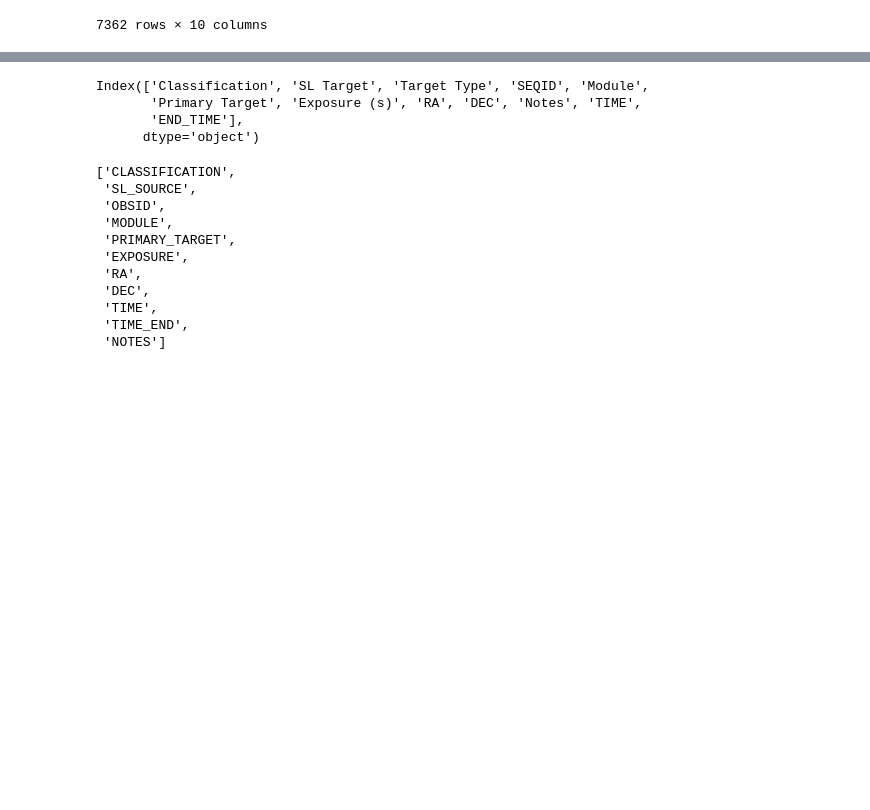
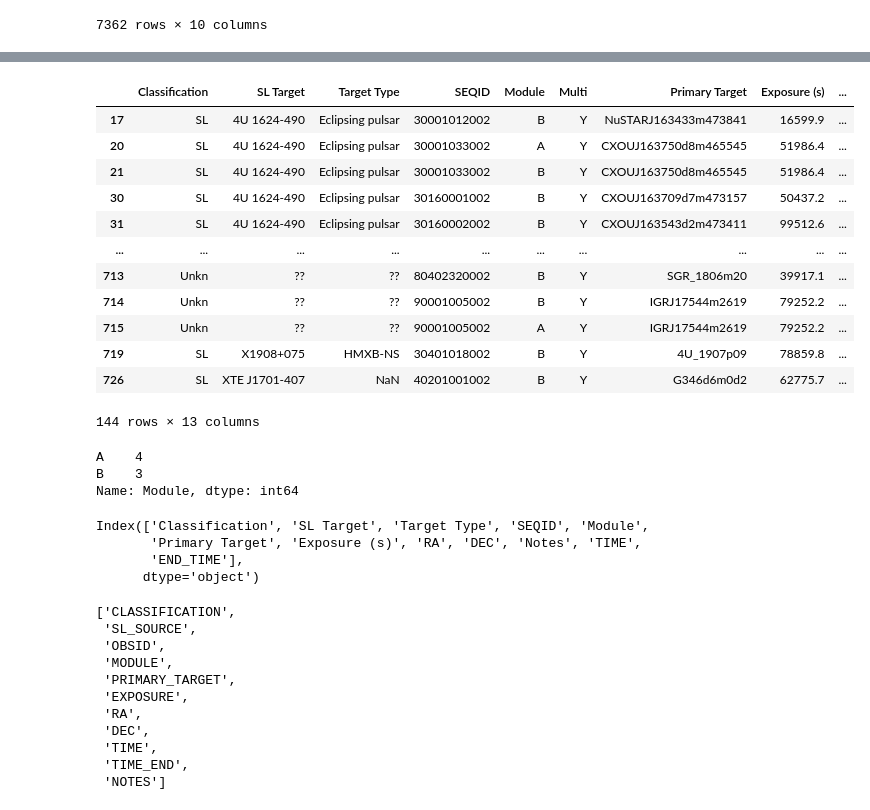
Before and after one commit to bwgref/straycats, a Jupyter notebook: catalog/TableParsing.ipynb, the cells around one changed output, grey strips where cells are left out. Cells and saved outputs as stored; diff of their text form; code cells hidden in the pictures; blank space fills up the shorter version.

```diff
--- a/catalog/TableParsing.ipynb
+++ b/catalog/TableParsing.ipynb
@@ -135,0 +142,14 @@ df2
+# %%
+count = df2['SEQID'].value_counts()
+
+multi = ['N' for x in range(nrows) ]
+
+
+for seq in count.keys():
+    if count[seq] > 1:
+        print(seq, count[seq])
+        this_seq =df2[df2['SEQID'] == seq]
+        mods = this_seq['Module'].value_counts()
+        for mod in mods.keys():
+            if mods[mod] > 1:
+                df2.loc[(df2['SEQID'] == seq) & (df2['Module'] == mod), 'Multi'] = 'Y'
@@ -136,3 +174,25 @@ df2
+# %%
+df2[df2['Multi']=='Y']
+# %% [output]
+|  | Classification | SL Target | Target Type | SEQID | Module | Multi | Primary Target | Exposure (s) | ... |
+| 17 | SL | 4U 1624-490 | Eclipsing pulsar | 30001012002 | B | Y | NuSTARJ163433m473841 | 16599.9 | ... |
+| 20 | SL | 4U 1624-490 | Eclipsing pulsar | 30001033002 | A | Y | CXOUJ163750d8m465545 | 51986.4 | ... |
+| 21 | SL | 4U 1624-490 | Eclipsing pulsar | 30001033002 | B | Y | CXOUJ163750d8m465545 | 51986.4 | ... |
+| 30 | SL | 4U 1624-490 | Eclipsing pulsar | 30160001002 | B | Y | CXOUJ163709d7m473157 | 50437.2 | ... |
+| 31 | SL | 4U 1624-490 | Eclipsing pulsar | 30160002002 | B | Y | CXOUJ163543d2m473411 | 99512.6 | ... |
+| ... | ... | ... | ... | ... | ... | ... | ... | ... | ... |
+| 713 | Unkn | ?? | ?? | 80402320002 | B | Y | SGR_1806m20 | 39917.1 | ... |
+| 714 | Unkn | ?? | ?? | 90001005002 | B | Y | IGRJ17544m2619 | 79252.2 | ... |
+| 715 | Unkn | ?? | ?? | 90001005002 | A | Y | IGRJ17544m2619 | 79252.2 | ... |
+| 719 | SL | X1908+075 | HMXB-NS | 30401018002 | B | Y | 4U_1907p09 | 78859.8 | ... |
+| 726 | SL | XTE J1701-407 | NaN | 40201001002 | B | Y | G346d6m0d2 | 62775.7 | ... |
+144 rows × 13 columns
+# %%
+mods
+# %% [output]
+A    4
+B    3
+Name: Module, dtype: int64
 # %%
 tab = Table.from_pandas(df2)
 
```
Also changed, not shown: parts of 6 cells of this notebook, 3 other files.
